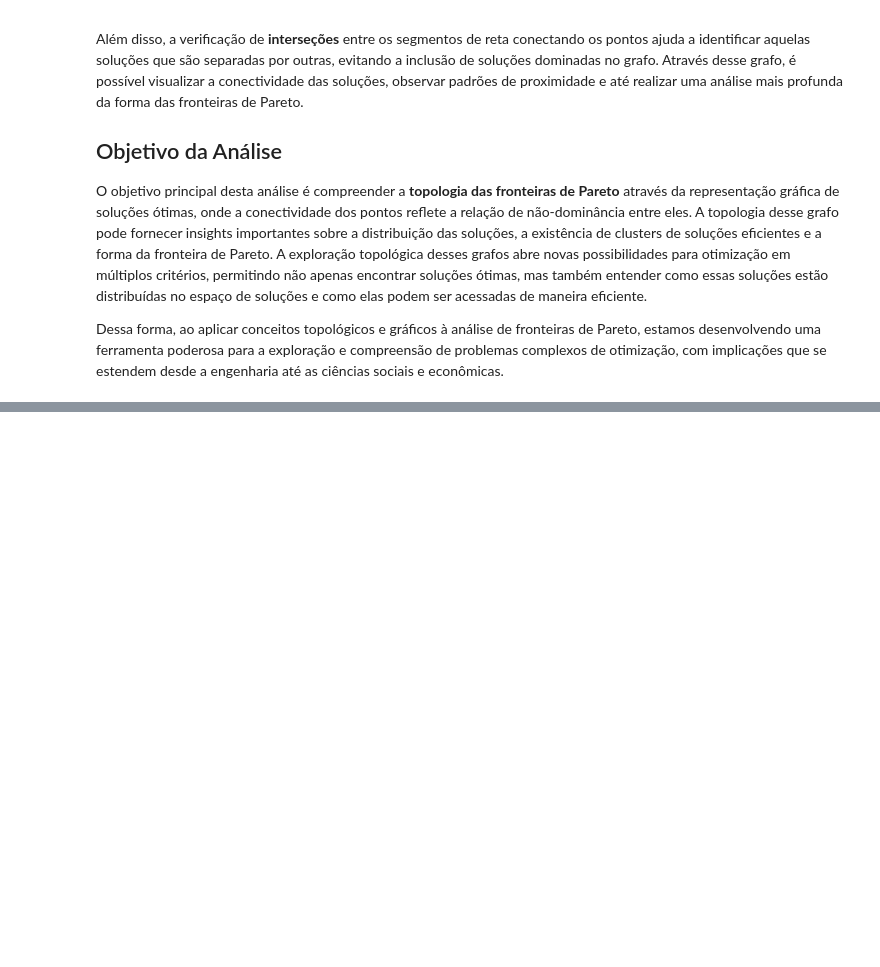
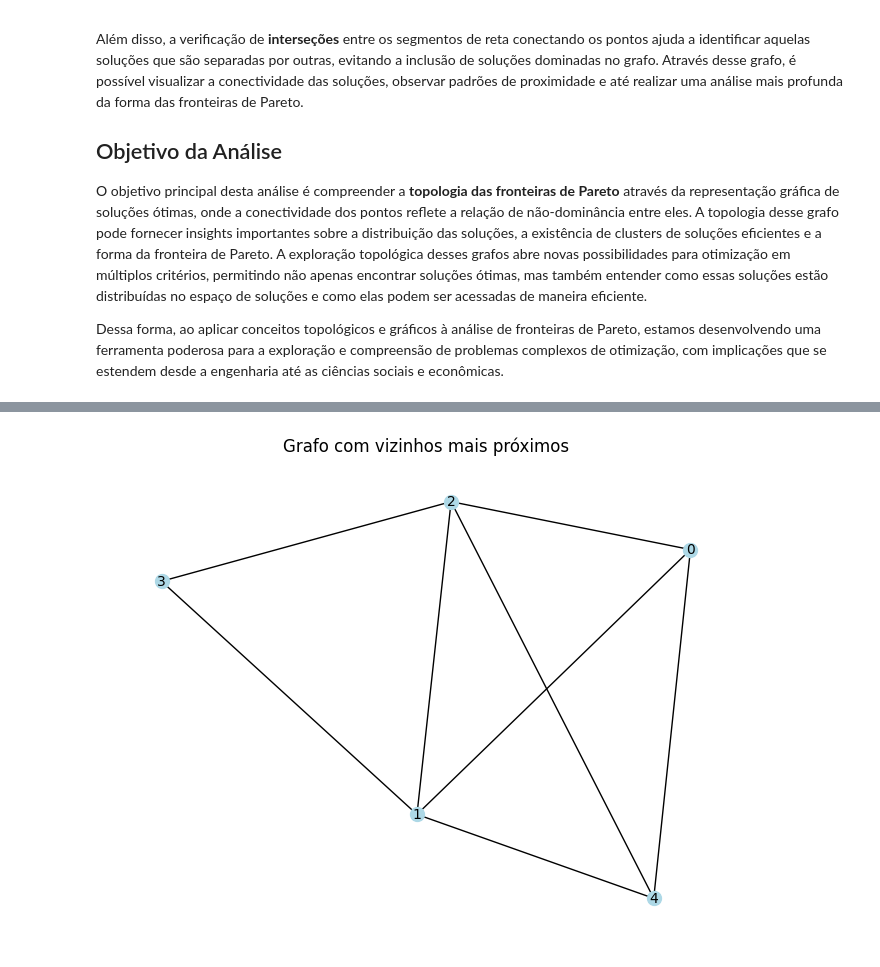
Before and after one commit to JunioCesarFerreira/NSGA-Studies, a Jupyter notebook: notebooks/evaluation/topological-analysis.ipynb, the cells around one changed output, grey strips where cells are left out. Cells and saved outputs as stored; diff of their text form; code cells hidden in the pictures; blank space fills up the shorter version.

```diff
--- a/notebooks/evaluation/topological-analysis.ipynb
+++ b/notebooks/evaluation/topological-analysis.ipynb
@@ -146,0 +287,36 @@ plt.show()
+# %%
+import numpy as np
+
+def sample_from_simplex(n, num_points):
+    r"""
+    Gera pontos uniformemente distribuídos no simplexo padrão \Delta^n.
+
+    Parâmetros:
+        n (int): Dimensão do simplexo.
+        num_points (int): Número de pontos a serem gerados.
+
+    Retorna:
+        np.ndarray: Array de forma (num_points, n), onde cada linha é um ponto no simplexo.
+    """
+    # Gera num_points amostras de tamanho n+1
+    samples = np.random.exponential(scale=1.0, size=(num_points, n))
+    # Normaliza para que a soma de cada linha seja 1
+    simplex_points = samples / samples.sum(axis=1, keepdims=True)
+    return simplex_points
+
+ex = sample_from_simplex(4, 5)
+
+ref = [1, 1, 1, 1]
+
+graph = build_graph(ex, ref)
+
+# Exibir a posição dos pontos (nos do grafo)
+pos = nx.spring_layout(graph)
+
+# Visualizar o grafo
+import matplotlib.pyplot as plt
+nx.draw(graph, pos, with_labels=True, node_color='lightblue', node_size=100, font_size=10)
+plt.title("Grafo com vizinhos mais próximos")
+plt.show()
+# %% [output]
+[figure, added]
```
Also changed, not shown: parts of 14 cells of this notebook.
